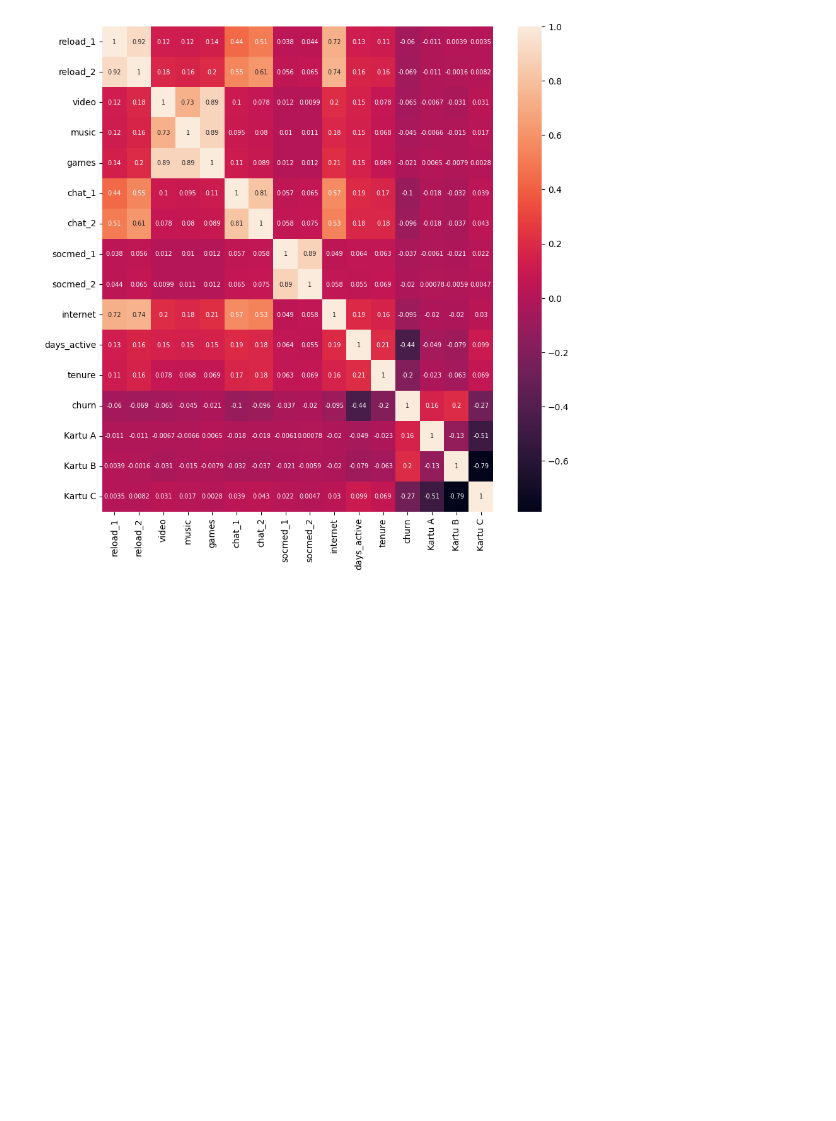
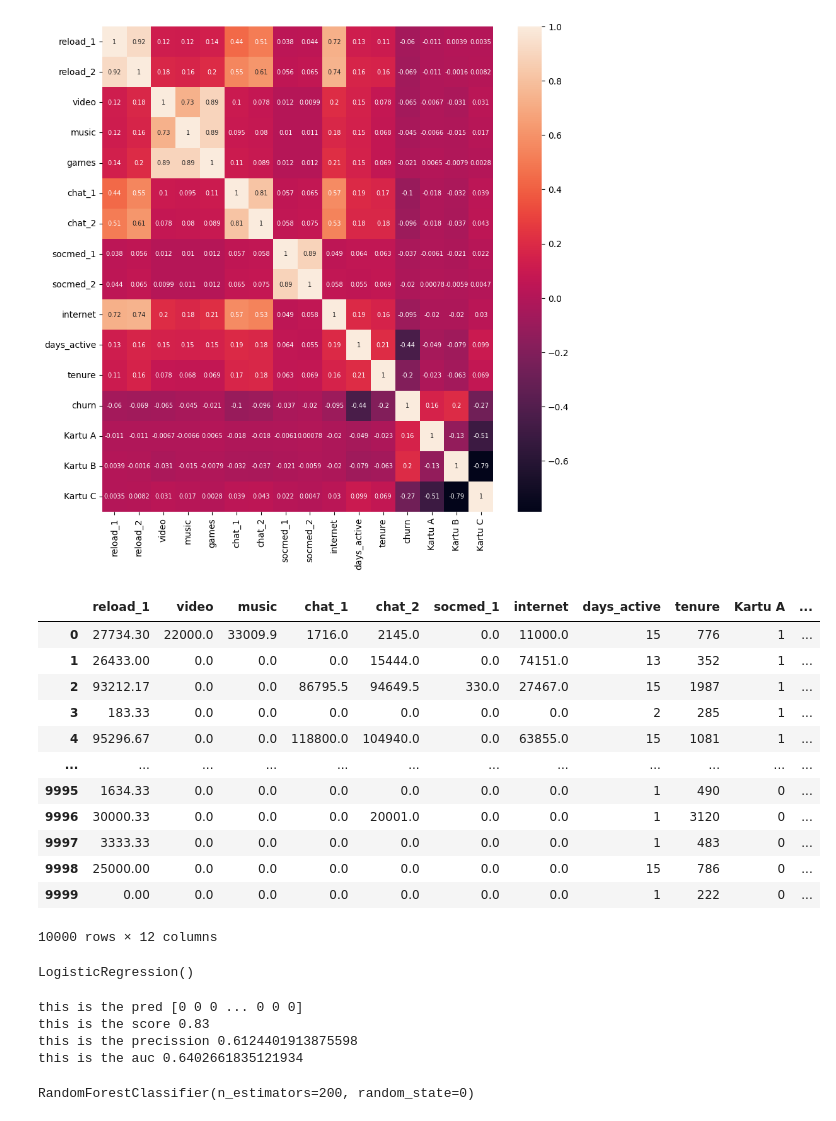
Before and after one commit to cakethehuman/data-science-alg, a Jupyter notebook: churn predictions/main.ipynb, the cells around one changed output. Cells and saved outputs as stored; diff of their text form; code cells hidden in the pictures; blank space fills up the shorter version.

```diff
--- a/churn predictions/main.ipynb
+++ b/churn predictions/main.ipynb
@@ -168,3 +173,22 @@ plt.yticks(fontsize=10)
 plt.show()
 # %% [output]
 [figure]
+# %%
+X = df2.drop(["churn","reload_2","games","socmed_2"],axis=1)
+y = df2["churn"]
+# %%
+X
+# %% [output]
+|  | reload_1 | video | music | chat_1 | chat_2 | socmed_1 | internet | days_active | tenure | Kartu A | ... |
+| 0 | 27734.30 | 22000.0 | 33009.9 | 1716.0 | 2145.0 | 0.0 | 11000.0 | 15 | 776 | 1 | ... |
+| 1 | 26433.00 | 0.0 | 0.0 | 0.0 | 15444.0 | 0.0 | 74151.0 | 13 | 352 | 1 | ... |
+| 2 | 93212.17 | 0.0 | 0.0 | 86795.5 | 94649.5 | 330.0 | 27467.0 | 15 | 1987 | 1 | ... |
+| 3 | 183.33 | 0.0 | 0.0 | 0.0 | 0.0 | 0.0 | 0.0 | 2 | 285 | 1 | ... |
+| 4 | 95296.67 | 0.0 | 0.0 | 118800.0 | 104940.0 | 0.0 | 63855.0 | 15 | 1081 | 1 | ... |
+| ... | ... | ... | ... | ... | ... | ... | ... | ... | ... | ... | ... |
+| 9995 | 1634.33 | 0.0 | 0.0 | 0.0 | 0.0 | 0.0 | 0.0 | 1 | 490 | 0 | ... |
+| 9996 | 30000.33 | 0.0 | 0.0 | 0.0 | 20001.0 | 0.0 | 0.0 | 1 | 3120 | 0 | ... |
+| 9997 | 3333.33 | 0.0 | 0.0 | 0.0 | 0.0 | 0.0 | 0.0 | 1 | 483 | 0 | ... |
+| 9998 | 25000.00 | 0.0 | 0.0 | 0.0 | 0.0 | 0.0 | 0.0 | 15 | 786 | 0 | ... |
+| 9999 | 0.00 | 0.0 | 0.0 | 0.0 | 0.0 | 0.0 | 0.0 | 1 | 222 | 0 | ... |
+10000 rows × 12 columns
@@ -170,0 +202,27 @@ plt.show()
+# %%
+model = lm.LogisticRegression()
+model.fit(X_train,y_train)
+# %% [output]
+LogisticRegression()
+# %%
+y_pred = model.predict(X_test)
+print(f"this is the pred {y_pred}")
+
+score = mt.accuracy_score(y_test,y_pred)
+print(f"this is the score {score}")
+
+precission = mt.precision_score(y_test,y_pred)
+print(f"this is the precission {precission}")
+
+auc = mt.roc_auc_score(y_test,y_pred)
+print(f"this is the auc {auc}")
+# %% [output]
+this is the pred [0 0 0 ... 0 0 0]
+this is the score 0.83
+this is the precission 0.6124401913875598
+this is the auc 0.6402661835121934
+# %%
+model = ens.RandomForestClassifier(n_estimators=200,random_state=0)
+model.fit(X_train,y_train)
+# %% [output]
+RandomForestClassifier(n_estimators=200, random_state=0)
```
Also changed, not shown: parts of 4 cells of this notebook.
